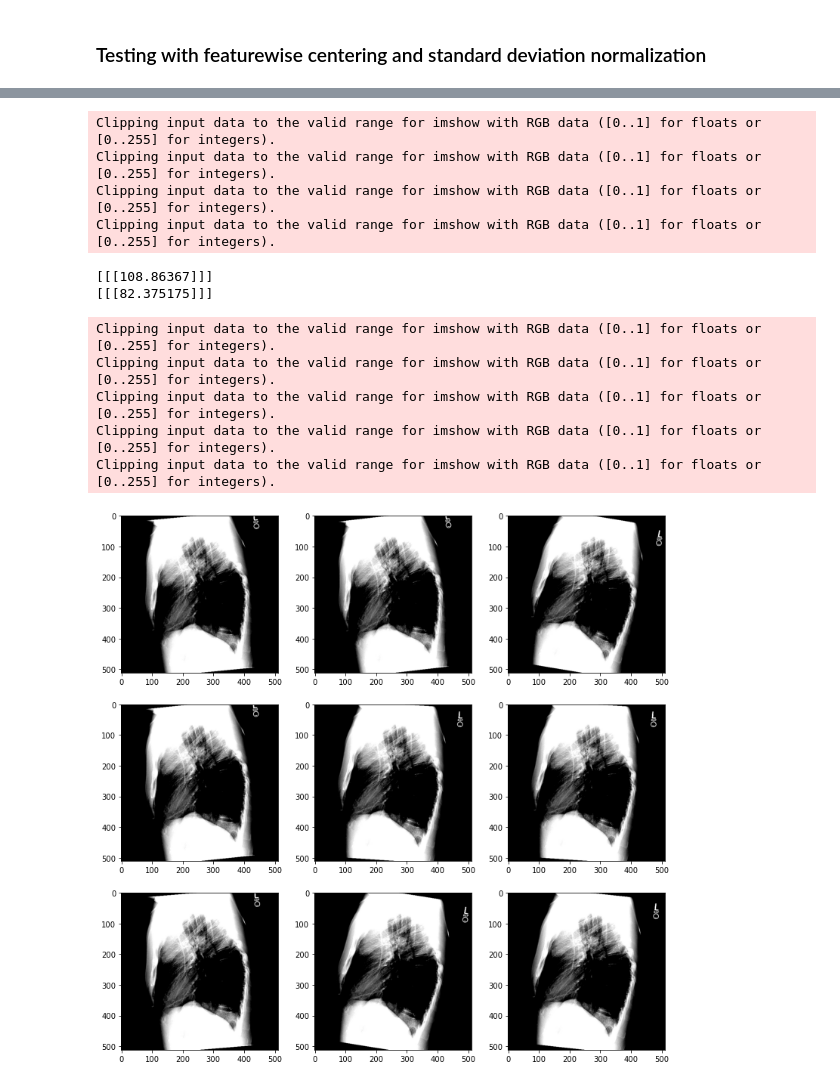
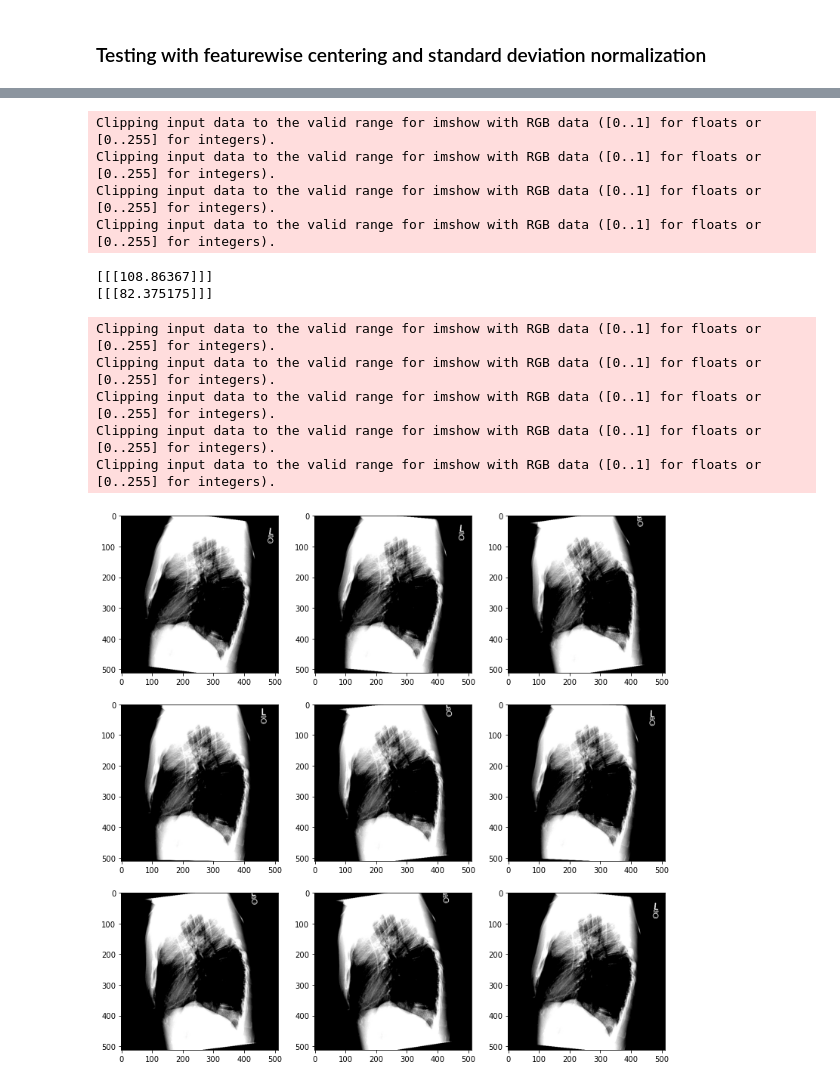
Before and after one commit to tamerthamoqa/CheXpert-multilabel-classification-tensorflow, a Jupyter notebook: misc/testing_data_augmentations/testing_image_data_augmentation_settings.ipynb, the cells around one changed output, grey strips where cells are left out. Drawn from its saved outputs; the diff is of its cells as text; code cells hidden in the pictures.

```diff
--- a/misc/testing_data_augmentations/testing_image_data_augmentation_settings.ipynb
+++ b/misc/testing_data_augmentations/testing_image_data_augmentation_settings.ipynb
@@ -23,8 +23,9 @@ samples = expand_dims(data, 0)
 # create image data augmentation generator
 datagen = ImageDataGenerator(
     rotation_range=10,
+    shear_range=0.1,
     fill_mode="constant",
-    cval=0
+    cval=0.0
 )
 
 # prepare iterator
@@ -54,8 +55,9 @@ samples = expand_dims(data, 0)
 # create image data augmentation generator
 datagen = ImageDataGenerator(
     rotation_range=10,
+    shear_range=0.1,
     fill_mode="constant",
-    cval=0
+    cval=0.0
 )
 
 # prepare iterator
@@ -86,15 +88,16 @@ data = img_to_array(img)
 samples = expand_dims(data, 0)
 # create image data augmentation generator
 datagen = ImageDataGenerator(
+    featurewise_center=True,
+    featurewise_std_normalization=True,
     rotation_range=10,
+    shear_range=0.1,
     fill_mode="constant",
-    cval=0,
-    featurewise_center=True,
-    featurewise_std_normalization=True
+    cval=0
 )
 
-training_data_mean = np.load("../../calculated_chexpert_training_dataset_mean_and_std_values/CheXpert_training_set_mean.npy")
-training_data_std = np.load("../../calculated_chexpert_training_dataset_mean_and_std_values/CheXpert_training_set_std.npy")
+training_data_mean = np.load("../../misc/calculated_chexpert_training_dataset_mean_and_std_values/CheXpert_training_set_mean.npy")
+training_data_std = np.load("../../misc/calculated_chexpert_training_dataset_mean_and_std_values/CheXpert_training_set_std.npy")
 
 datagen.mean = training_data_mean
 datagen.std = training_data_std
@@ -139,15 +142,16 @@ data = img_to_array(img)
 samples = expand_dims(data, 0)
 # create image data augmentation generator
 datagen = ImageDataGenerator(
+    featurewise_center=True,
+    featurewise_std_normalization=True,
     rotation_range=10,
+    shear_range=0.1,
     fill_mode="constant",
-    cval=0,
-    featurewise_center=True,
-    featurewise_std_normalization=True
+    cval=0.0
 )
 
-training_data_mean = np.load("../../calculated_chexpert_training_dataset_mean_and_std_values/CheXpert_training_set_mean.npy")
-training_data_std = np.load("../../calculated_chexpert_training_dataset_mean_and_std_values/CheXpert_training_set_std.npy")
+training_data_mean = np.load("../../misc/calculated_chexpert_training_dataset_mean_and_std_values/CheXpert_training_set_mean.npy")
+training_data_std = np.load("../../misc/calculated_chexpert_training_dataset_mean_and_std_values/CheXpert_training_set_std.npy")
 
 datagen.mean = training_data_mean
 datagen.std = training_data_std
@@ -155,31 +159,31 @@ datagen.std = training_data_std
 print(datagen.mean)
 print(datagen.std)
 
 # prepare iterator
 it = datagen.flow(samples, batch_size=1)
 f = pyplot.figure(figsize=(13, 13))
 # generate samples and plot
 for i in range(9):
     # define subplot
     f.add_subplot(330 + 1 + i)
     # generate batch of images
     batch = it.next()
     # convert to unsigned integers for viewing
     image = batch[0]
     # plot raw pixel data
     pyplot.imshow(image)
 # show the figure
 pyplot.show()
 # %% [output]
 Clipping input data to the valid range for imshow with RGB data ([0..1] for floats or [0..255] for integers).
 Clipping input data to the valid range for imshow with RGB data ([0..1] for floats or [0..255] for integers).
 Clipping input data to the valid range for imshow with RGB data ([0..1] for floats or [0..255] for integers).
 Clipping input data to the valid range for imshow with RGB data ([0..1] for floats or [0..255] for integers).
 [[[108.86367]]]
 [[[82.375175]]]
 Clipping input data to the valid range for imshow with RGB data ([0..1] for floats or [0..255] for integers).
 Clipping input data to the valid range for imshow with RGB data ([0..1] for floats or [0..255] for integers).
 Clipping input data to the valid range for imshow with RGB data ([0..1] for floats or [0..255] for integers).
 Clipping input data to the valid range for imshow with RGB data ([0..1] for floats or [0..255] for integers).
 Clipping input data to the valid range for imshow with RGB data ([0..1] for floats or [0..255] for integers).
-[figure, old version]
+[figure, new version]
```
Also changed, not shown: parts of 4 cells of this notebook.
